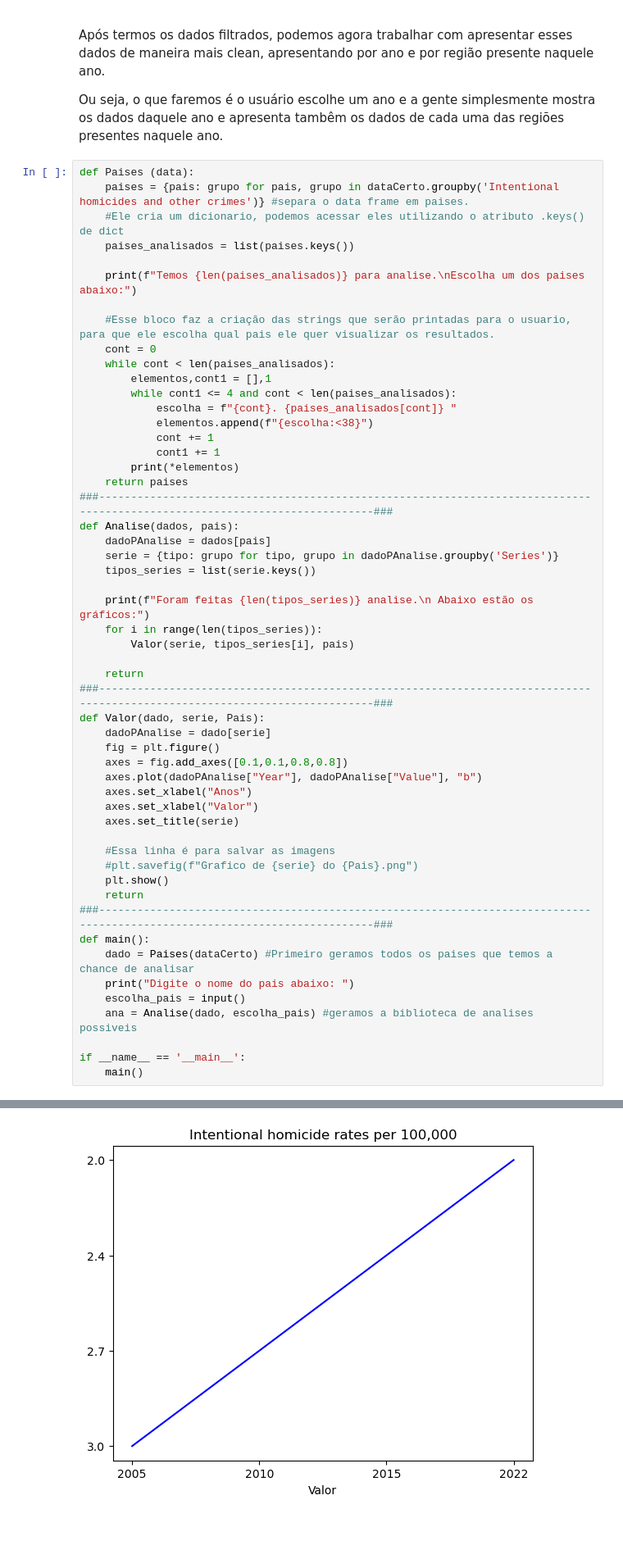
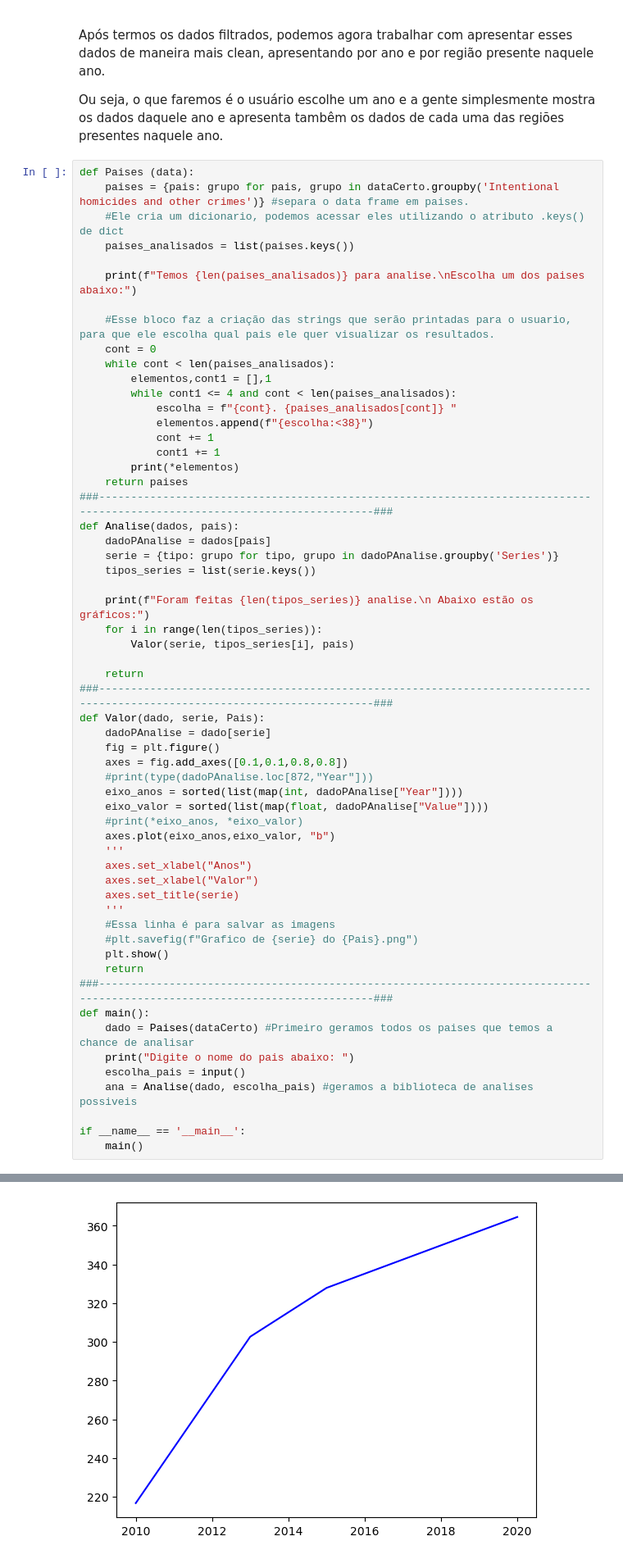
Before and after one commit to AndyLimaSantos/Projetos-Python, a Jupyter notebook: DataClear/Analise_de_Homícidios.ipynb, the cells around one changed output, grey strips where cells are left out. Shown at 82% size. Drawn from its saved outputs; the diff is of its cells as text; blank space fills up the shorter version.

```diff
--- a/DataClear/Analise_de_Homícidios.ipynb
+++ b/DataClear/Analise_de_Homícidios.ipynb
@@ -71,11 +71,16 @@ def Valor(dado, serie, Pais):
     dadoPAnalise = dado[serie]
     fig = plt.figure()
     axes = fig.add_axes([0.1,0.1,0.8,0.8])
-    axes.plot(dadoPAnalise["Year"], dadoPAnalise["Value"], "b")
+    #print(type(dadoPAnalise.loc[872,"Year"]))
+    eixo_anos = sorted(list(map(int, dadoPAnalise["Year"])))
+    eixo_valor = sorted(list(map(float, dadoPAnalise["Value"])))
+    #print(*eixo_anos, *eixo_valor)
+    axes.plot(eixo_anos,eixo_valor, "b")
+    '''
     axes.set_xlabel("Anos")
     axes.set_xlabel("Valor")
     axes.set_title(serie)
-
+    '''
     #Essa linha é para salvar as imagens
     #plt.savefig(f"Grafico de {serie} do {Pais}.png")
     plt.show()
@@ -109,2 +114,2 @@ Foram feitas 3 analise.
  Abaixo estão os gráficos:
-[figure, old version]
+[figure, new version]
```
Also changed, not shown: parts of 1 cell of this notebook.
